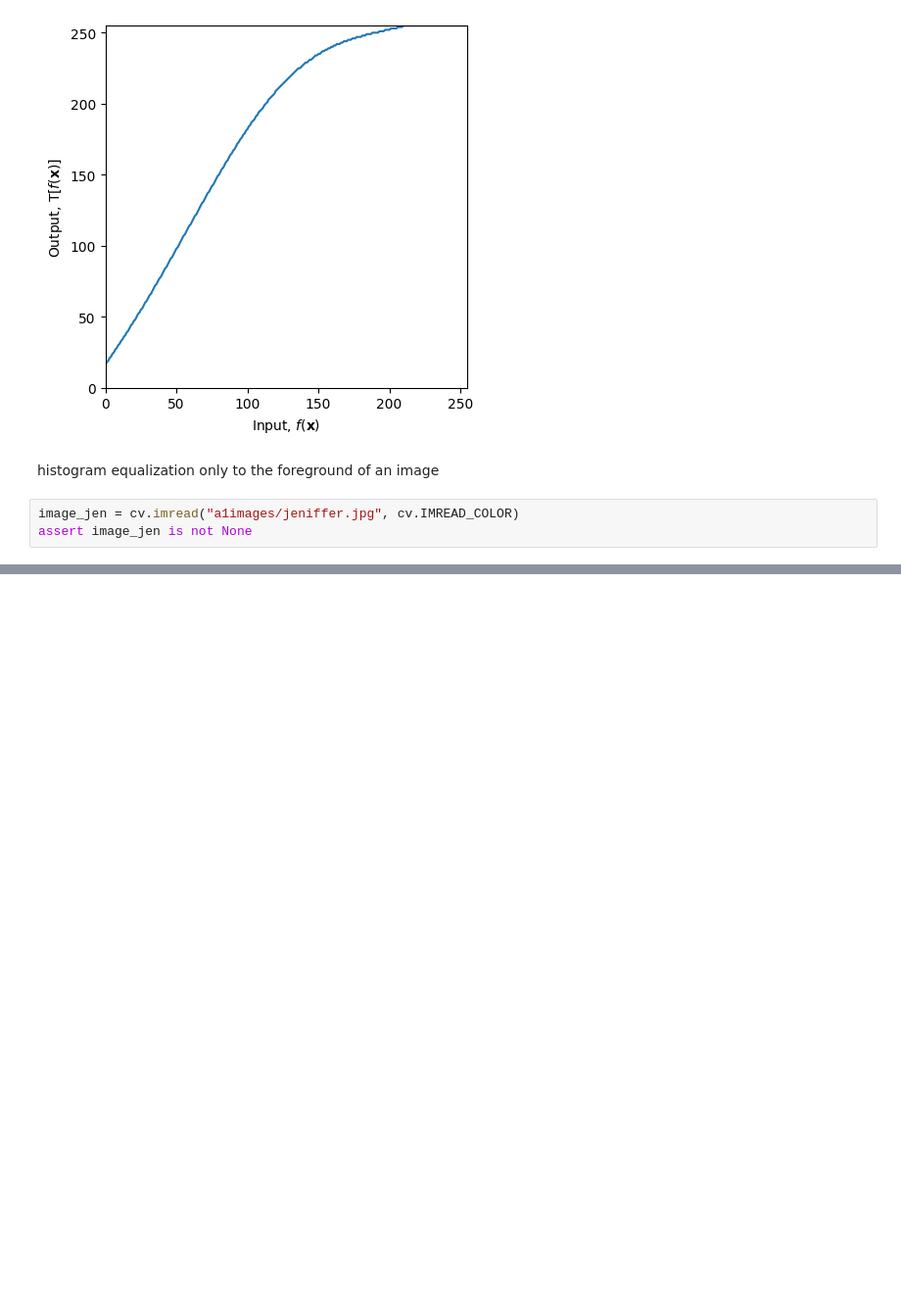
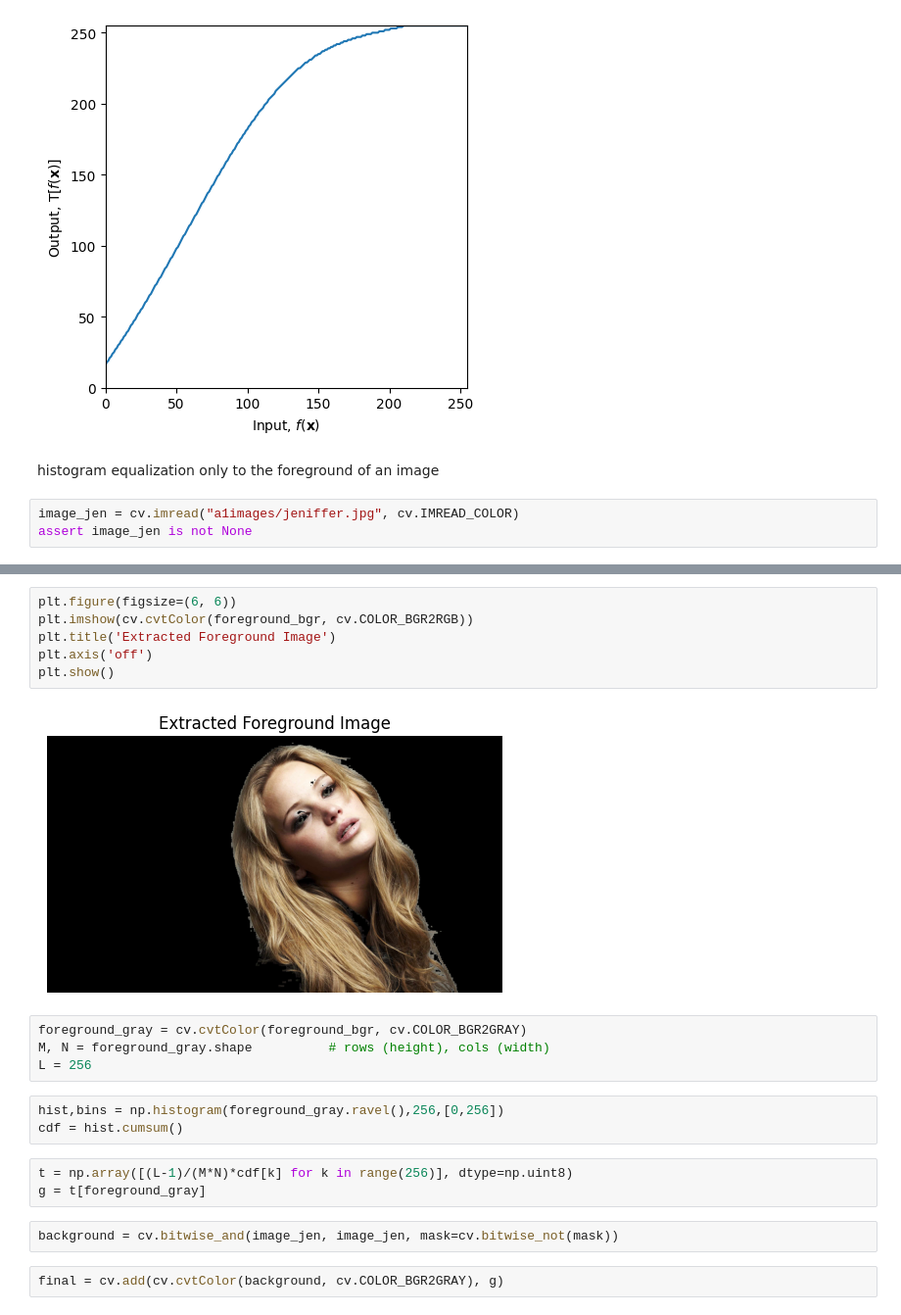
Before and after one commit to RepZ97/IT5437-computer-vision-assignment, a Jupyter notebook: IT5437_ComputerVision_assignment.ipynb, the cells around one changed output, grey strips where cells are left out. Shown at 98% size. Cells and saved outputs as stored; diff of their text form; blank space fills up the shorter version.

```diff
--- a/IT5437_ComputerVision_assignment.ipynb
+++ b/IT5437_ComputerVision_assignment.ipynb
@@ -241,0 +264,22 @@ assert image_jen is not None
+# %%
+plt.figure(figsize=(6, 6))
+plt.imshow(cv.cvtColor(foreground_bgr, cv.COLOR_BGR2RGB))
+plt.title('Extracted Foreground Image')
+plt.axis('off')
+plt.show()
+# %% [output]
+[figure, added]
+# %%
+foreground_gray = cv.cvtColor(foreground_bgr, cv.COLOR_BGR2GRAY)
+M, N = foreground_gray.shape          # rows (height), cols (width)
+L = 256
+# %%
+hist,bins = np.histogram(foreground_gray.ravel(),256,[0,256])
+cdf = hist.cumsum()
+# %%
+t = np.array([(L-1)/(M*N)*cdf[k] for k in range(256)], dtype=np.uint8)
+g = t[foreground_gray]
+# %%
+background = cv.bitwise_and(image_jen, image_jen, mask=cv.bitwise_not(mask))
+# %%
+final = cv.add(cv.cvtColor(background, cv.COLOR_BGR2GRAY), g)
```
Also changed, not shown: parts of 8 cells of this notebook.
